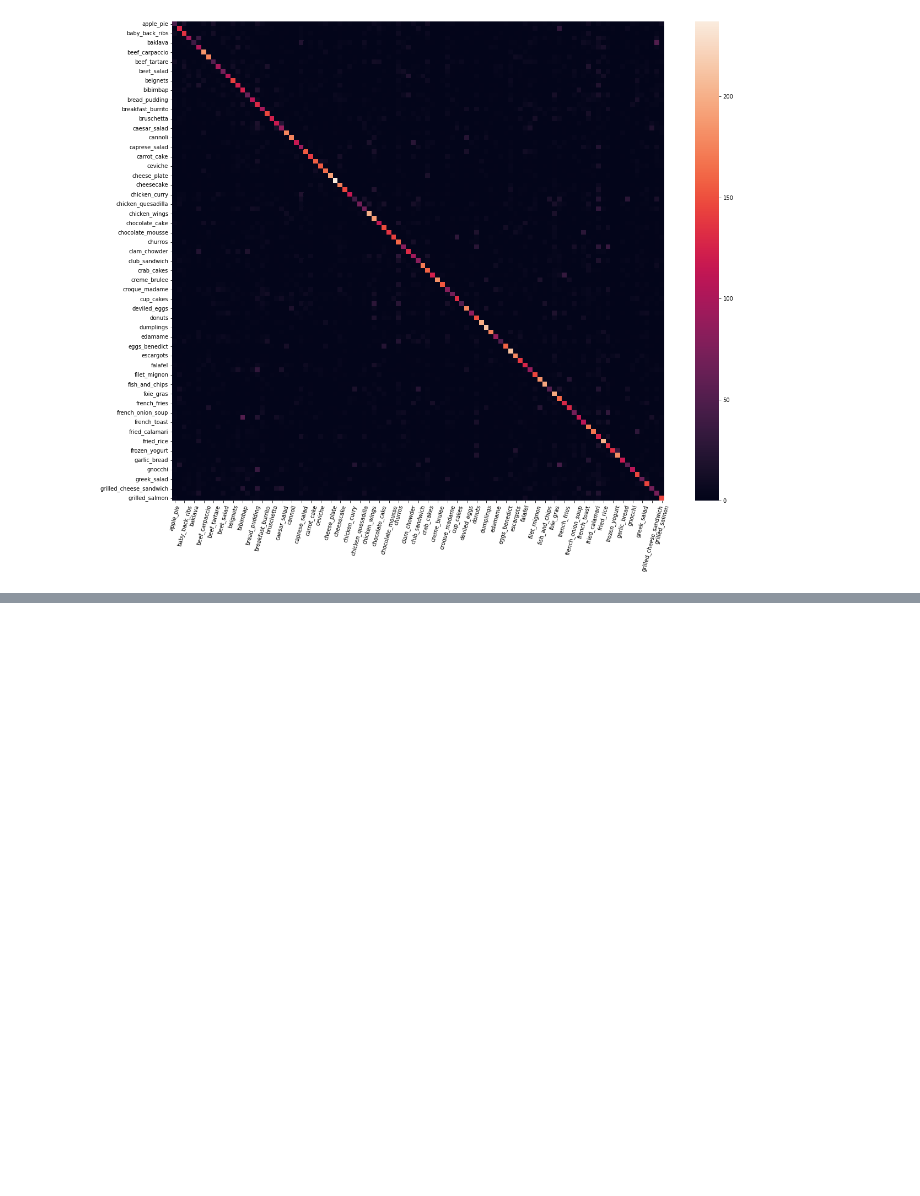
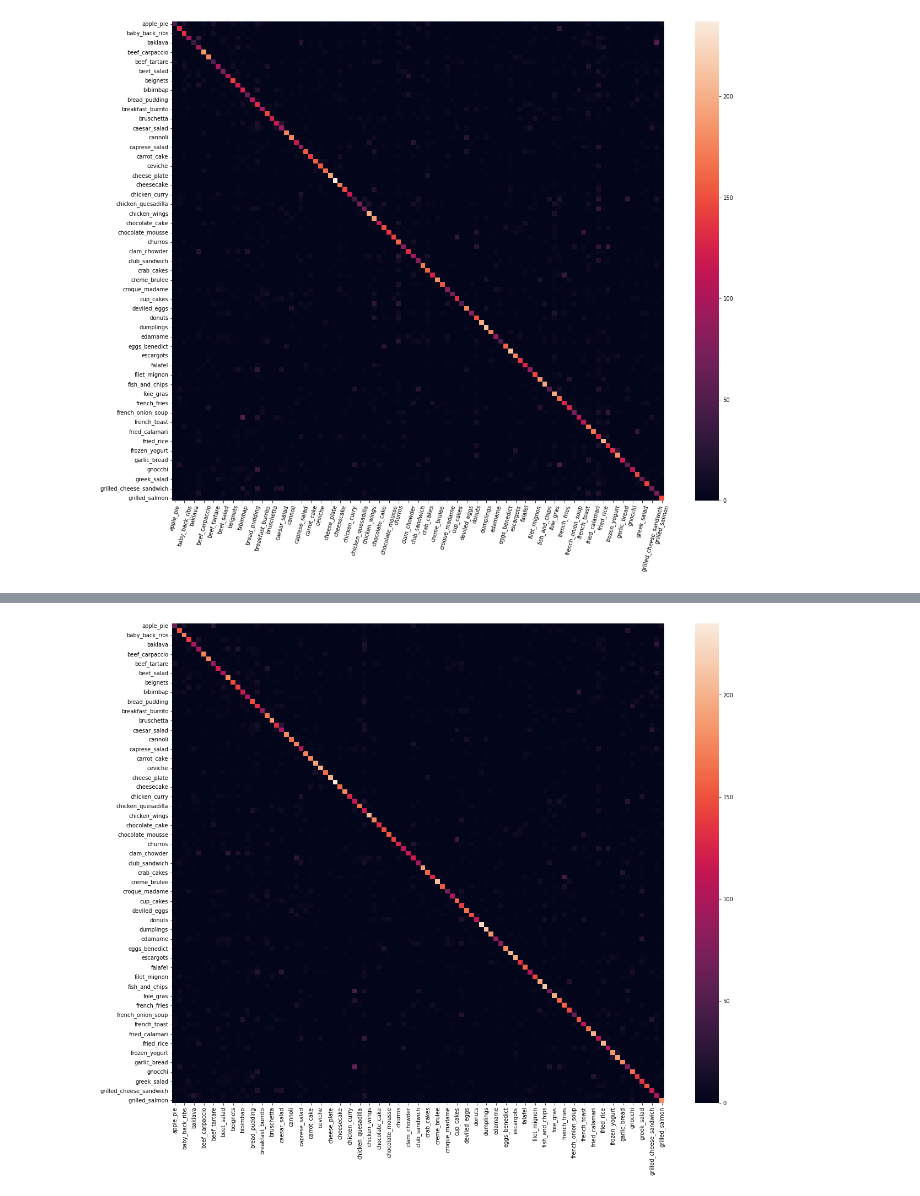
Before and after one commit to SaadRasheed-exe/Image-Classification-on-Food-101, a Jupyter notebook: Food-101.ipynb, the cells around one changed output, grey strips where cells are left out. Cells and saved outputs as stored; diff of their text form; code cells hidden in the pictures; blank space fills up the shorter version.

Commit message:
Main Model finetuned.

```diff
--- a/Food-101.ipynb
+++ b/Food-101.ipynb
@@ -490,0 +583,28 @@ plt.yticks(rotation=0);
+# %%
+# compiling the model
+model.compile(loss='categorical_crossentropy',
+              optimizer=tf.keras.optimizers.Adam(learning_rate=0.0001),
+              metrics=['accuracy'])
+# %%
+# callbacks
+early_stop = tf.keras.callbacks.EarlyStopping(monitor='val_loss',
+                                              patience=2,
+                                              restore_best_weights=True,
+                                              verbose=1)
+
+checkpoint = tf.keras.callbacks.ModelCheckpoint('Checkpoints/FineTunedIncepv3',
+                                                monitor='val_accuracy',
+                                                save_best_only=True,
+                                                initial_value_threshold=0.53,
+                                                verbose=1)
+# %%
+fine_tuning_epochs = EPOCHS + 5
+
+# fine tuning
+finetune_history = model.fit(main_train_data,
+                             epochs=fine_tuning_epochs,
+                             initial_epoch=EPOCHS,
+                             steps_per_epoch=len(main_train_data),
+                             validation_data=main_test_data,
+                             validation_steps=len(main_test_data),
+                             callbacks=[early_stop, checkpoint])
@@ -490,0 +626,17 @@ plt.yticks(rotation=0);
+# %%
+y_true = []
+y_pred = []
+
+for features, labels in main_test_data:
+    y_true = np.concatenate([y_true, np.argmax(labels, axis=1)], axis=0)
+    y_pred = np.concatenate([y_pred, model.predict(features, verbose=0).argmax(1)], axis=0)
+# %%
+# Confusion Matrix for the predictions
+plt.figure(figsize=(20,16))
+s = sns.heatmap(data=confusion_matrix(y_true, y_pred))
+s.set_yticklabels(main_test_data.class_names);
+s.set_xticklabels(main_test_data.class_names)
+plt.xticks(rotation=90);
+plt.yticks(rotation=0);
+# %% [output]
+[figure, added]
```
Also changed, not shown: parts of 18 cells of this notebook.
